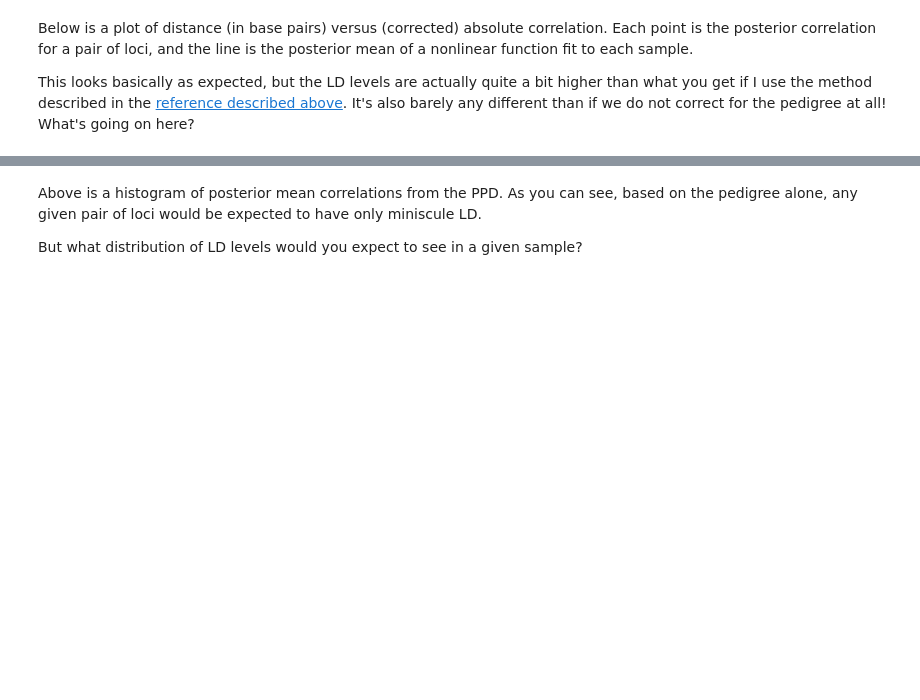
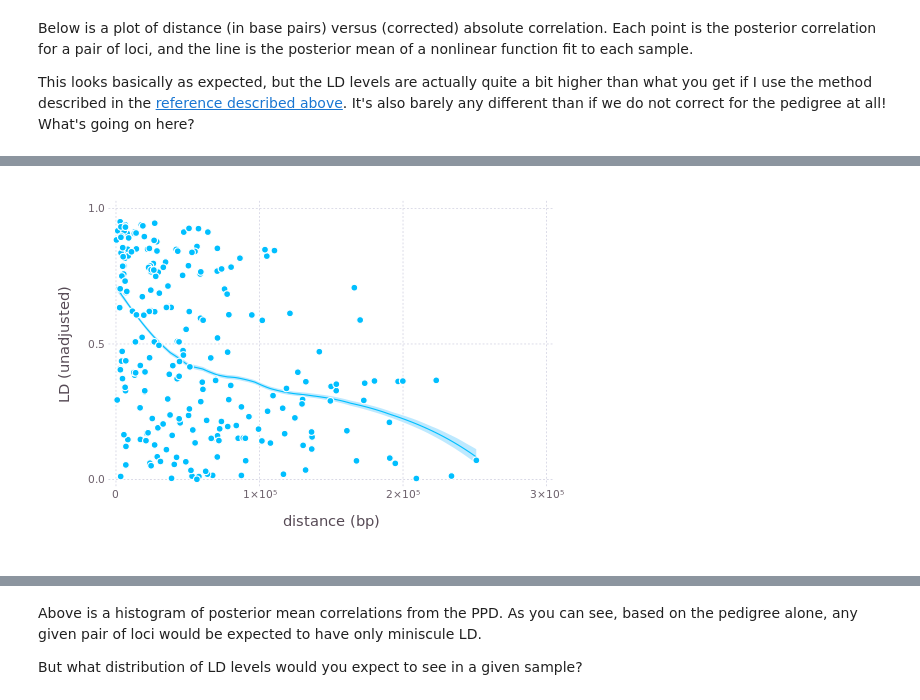
Before and after one commit to thewart/ppc4ped, a Jupyter notebook: notebooks/cayo_LD.ipynb, the cells around one changed output, grey strips where cells are left out. Drawn from its saved outputs; the diff is of its cells as text; code cells hidden in the pictures; blank space fills up the shorter version.

```diff
--- a/notebooks/cayo_LD.ipynb
+++ b/notebooks/cayo_LD.ipynb
@@ -117 +118,7 @@ Plot(...)
+# %%
+p2 = Gadfly.plot(layer(y=abs(mean(r2i,2)),x=plotty[:,1],Geom.point),
+layer(y=mean(lofunc,2),x=xpred,ymin=ylim[:,1],ymax=ylim[:,2],Geom.line,Geom.ribbon),
+Guide.xlabel("distance (bp)"),Guide.ylabel("LD (unadjusted)"))
+# %% [output]
+[figure, added]
 # %%
```
Also changed, not shown: parts of 7 cells of this notebook, 1 other file.
